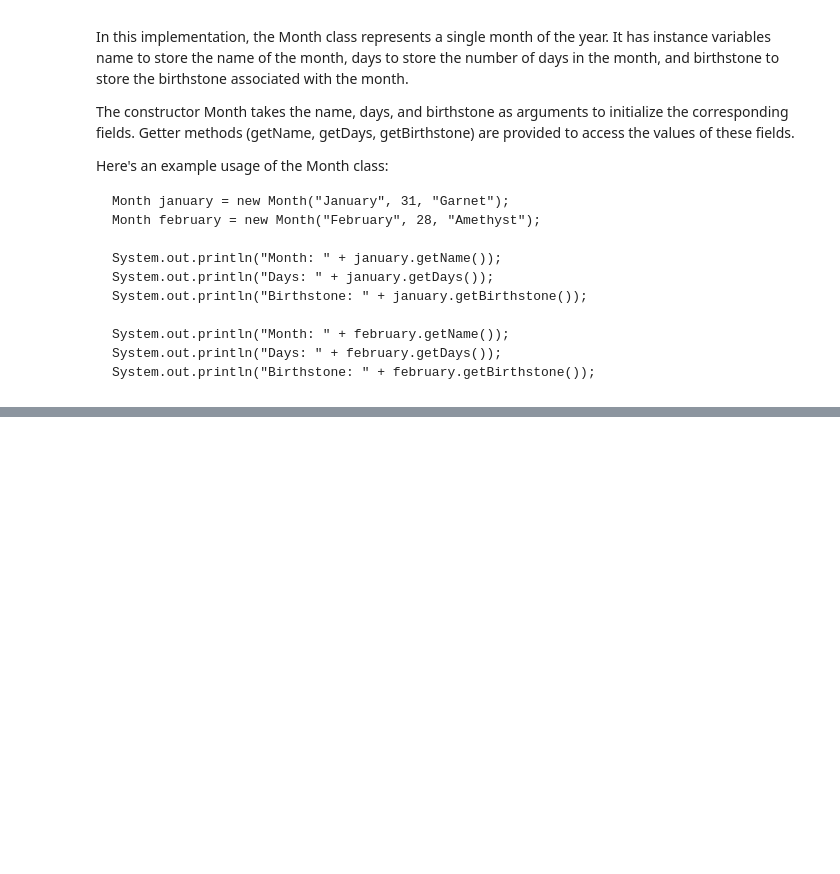
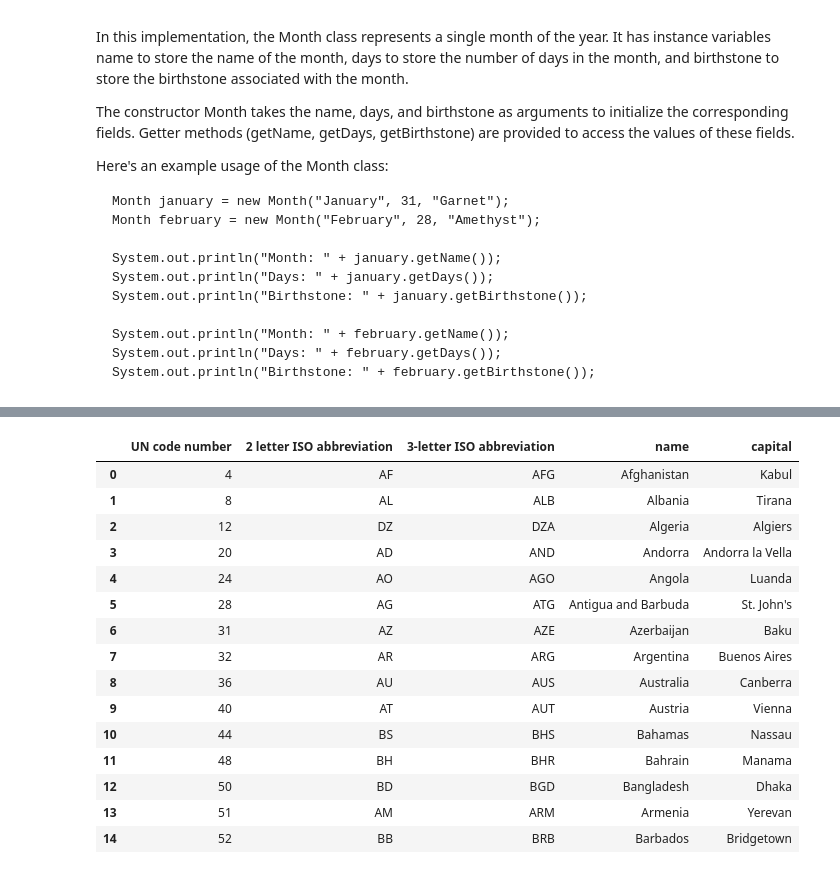
Before and after one commit to SpenBobCat/Computer_Science, a Jupyter notebook: 3_2_Creating_Data_Types.ipynb, the cells around one changed output, grey strips where cells are left out. Drawn from its saved outputs; the diff is of its cells as text; code cells hidden in the pictures; blank space fills up the shorter version.

```diff
--- a/3_2_Creating_Data_Types.ipynb
+++ b/3_2_Creating_Data_Types.ipynb
@@ -2811,0 +2923,4 @@ System.out.println("Birthstone: " + february.getBirthstone());
+# %%
+import pandas as pd
+df = pd.read_csv('/content/countries.csv')
+df.info()
@@ -2811,0 +2940,19 @@ System.out.println("Birthstone: " + february.getBirthstone());
+# %%
+df.head(15)
+# %% [output]
+|  | UN code number | 2 letter ISO abbreviation | 3-letter ISO abbreviation | name | capital |
+| 0 | 4 | AF | AFG | Afghanistan | Kabul |
+| 1 | 8 | AL | ALB | Albania | Tirana |
+| 2 | 12 | DZ | DZA | Algeria | Algiers |
+| 3 | 20 | AD | AND | Andorra | Andorra la Vella |
+| 4 | 24 | AO | AGO | Angola | Luanda |
+| 5 | 28 | AG | ATG | Antigua and Barbuda | St. John's |
+| 6 | 31 | AZ | AZE | Azerbaijan | Baku |
+| 7 | 32 | AR | ARG | Argentina | Buenos Aires |
+| 8 | 36 | AU | AUS | Australia | Canberra |
+| 9 | 40 | AT | AUT | Austria | Vienna |
+| 10 | 44 | BS | BHS | Bahamas | Nassau |
+| 11 | 48 | BH | BHR | Bahrain | Manama |
+| 12 | 50 | BD | BGD | Bangladesh | Dhaka |
+| 13 | 51 | AM | ARM | Armenia | Yerevan |
+| 14 | 52 | BB | BRB | Barbados | Bridgetown |
```
Also changed, not shown: parts of 35 cells of this notebook.
